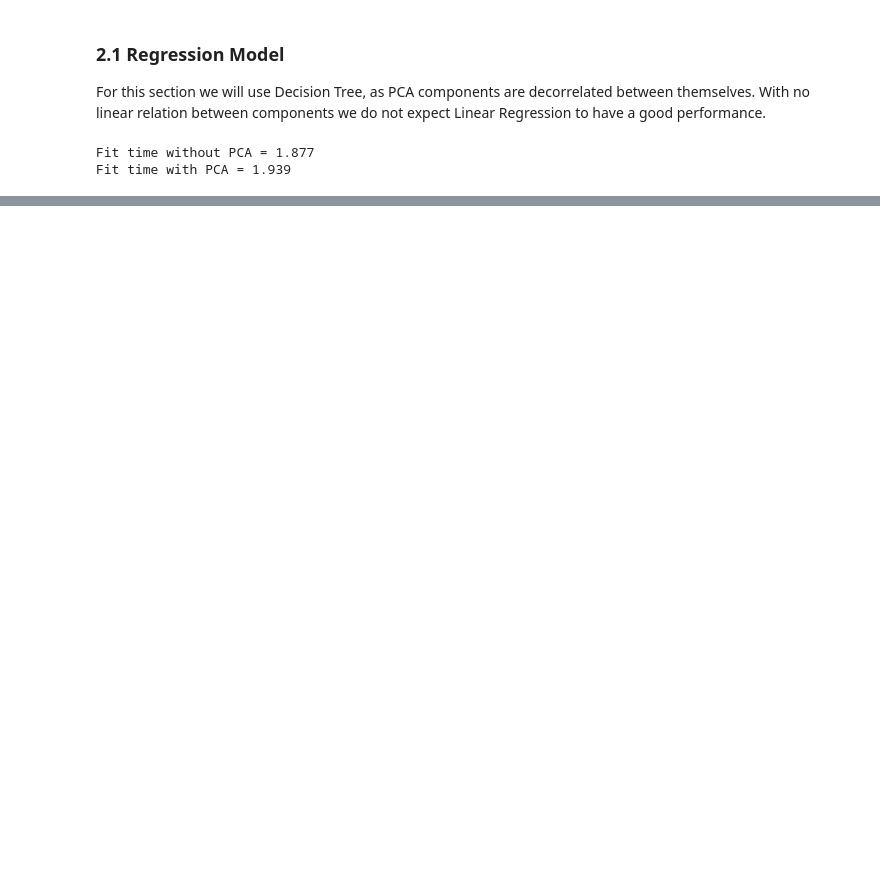
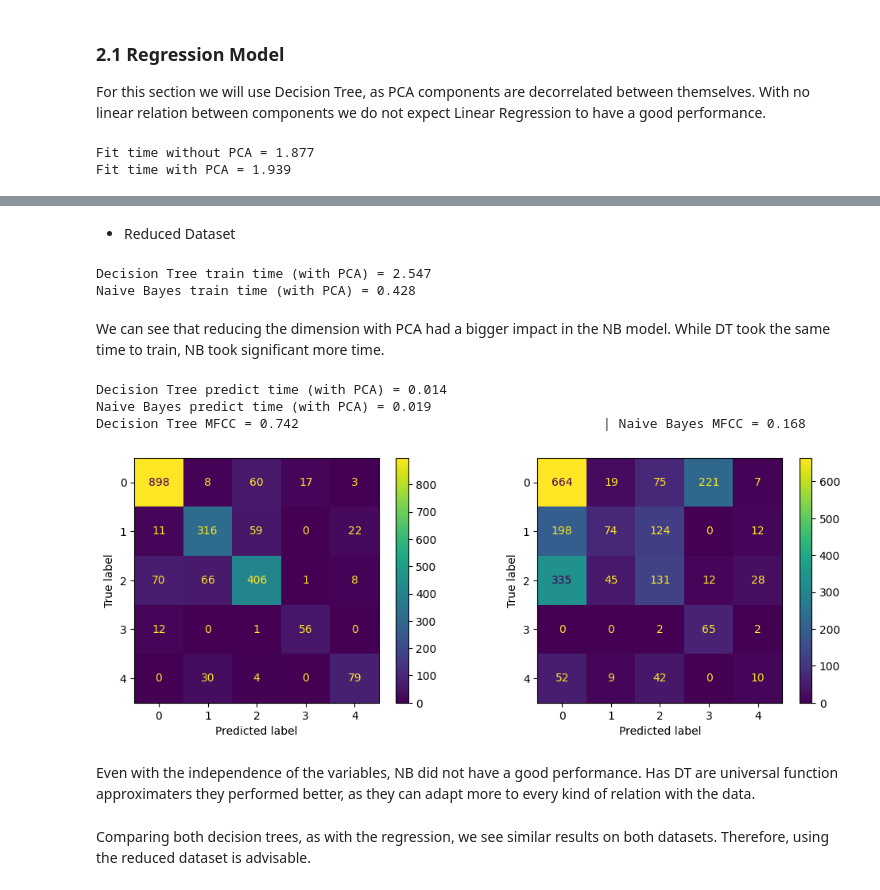
Before and after one commit to joelpoliveira/DataMiningCourse, a Jupyter notebook: Projeto/HA_1/main_.ipynb, the cells around one changed output, grey strips where cells are left out. Drawn from its saved outputs; the diff is of its cells as text; code cells hidden in the pictures; blank space fills up the shorter version.

```diff
--- a/Projeto/HA_1/main_.ipynb
+++ b/Projeto/HA_1/main_.ipynb
@@ -130,0 +291,54 @@ Fit time with PCA = 1.939
+# %% [markdown]
+- Reduced Dataset
+# %%
+t = time()
+dtc = Pipeline([
+    ("scaler", StandardScaler()),
+    ("dim", PCA(n_components=0.9, svd_solver="full")),
+    ("classifier", DecisionTreeClassifier())
+]).fit(X_train, y_train_class)
+print(f"Decision Tree train time (with PCA) = {time() - t:.3f}")
+
+t = time()
+nb = Pipeline([
+    ("scaler", StandardScaler()),
+    ("dim", PCA(n_components=0.9, svd_solver="full")),
+    ("classifier", GaussianNB())
+]).fit(X_train, y_train_class)
+print(f"Naive Bayes train time (with PCA) = {time() - t:.3f}")
+# %% [output]
+Decision Tree train time (with PCA) = 2.547
+Naive Bayes train time (with PCA) = 0.428
+# %% [markdown]
+We can see that reducing the dimension with PCA had a bigger impact in the NB model. While DT took the same time to train, NB took significant more time.
+# %%
+t = time()
+dtc_preds = dtc.predict(X_test)
+print(f"Decision Tree predict time (with PCA) = {time() - t:.3f}")
+t=time()
+nb_preds = nb.predict(X_test)
+print(f"Naive Bayes predict time (with PCA) = {time() - t:.3f}")
+
+#Compute MFCC
+dtc_mfcc = matthews_corrcoef(y_test_class,dtc_preds)
+nb_mfcc= matthews_corrcoef(y_test_class, nb_preds)
+
+print(f"Decision Tree MFCC = {dtc_mfcc:.3f}", "\t"*5,  f"| Naive Bayes MFCC = {nb_mfcc:.3f}")
+
+f, ax = plt.subplots(1,2, figsize=(12,4))
+ConfusionMatrixDisplay(
+    confusion_matrix(y_test_class, dtc_preds)
+).plot(ax=ax[0]);
+
+ConfusionMatrixDisplay(
+    confusion_matrix(y_test_class, nb_preds)
+).plot(ax=ax[1]);
+# %% [output]
+Decision Tree predict time (with PCA) = 0.014
+Naive Bayes predict time (with PCA) = 0.019
+Decision Tree MFCC = 0.742                                       | Naive Bayes MFCC = 0.168
+[figure, added]
+# %% [markdown]
+Even with the independence of the variables, NB did not have a good performance. Has DT are universal function approximaters they performed better, as they can adapt more to every kind of relation with the data.
+# %% [markdown]
+Comparing both decision trees, as with the regression, we see similar results on both datasets. Therefore, using the reduced dataset is advisable.
```
Also changed, not shown: parts of 18 cells of this notebook.
